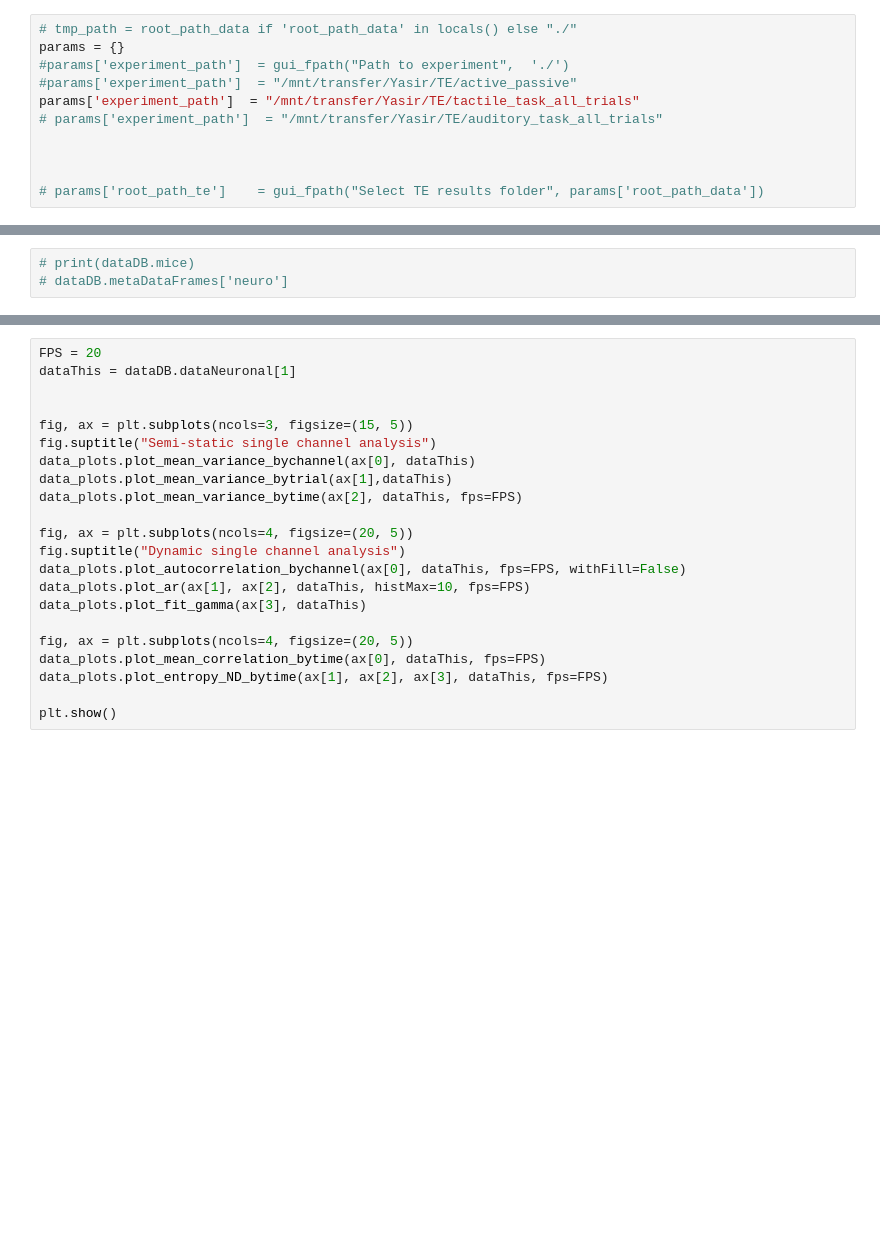
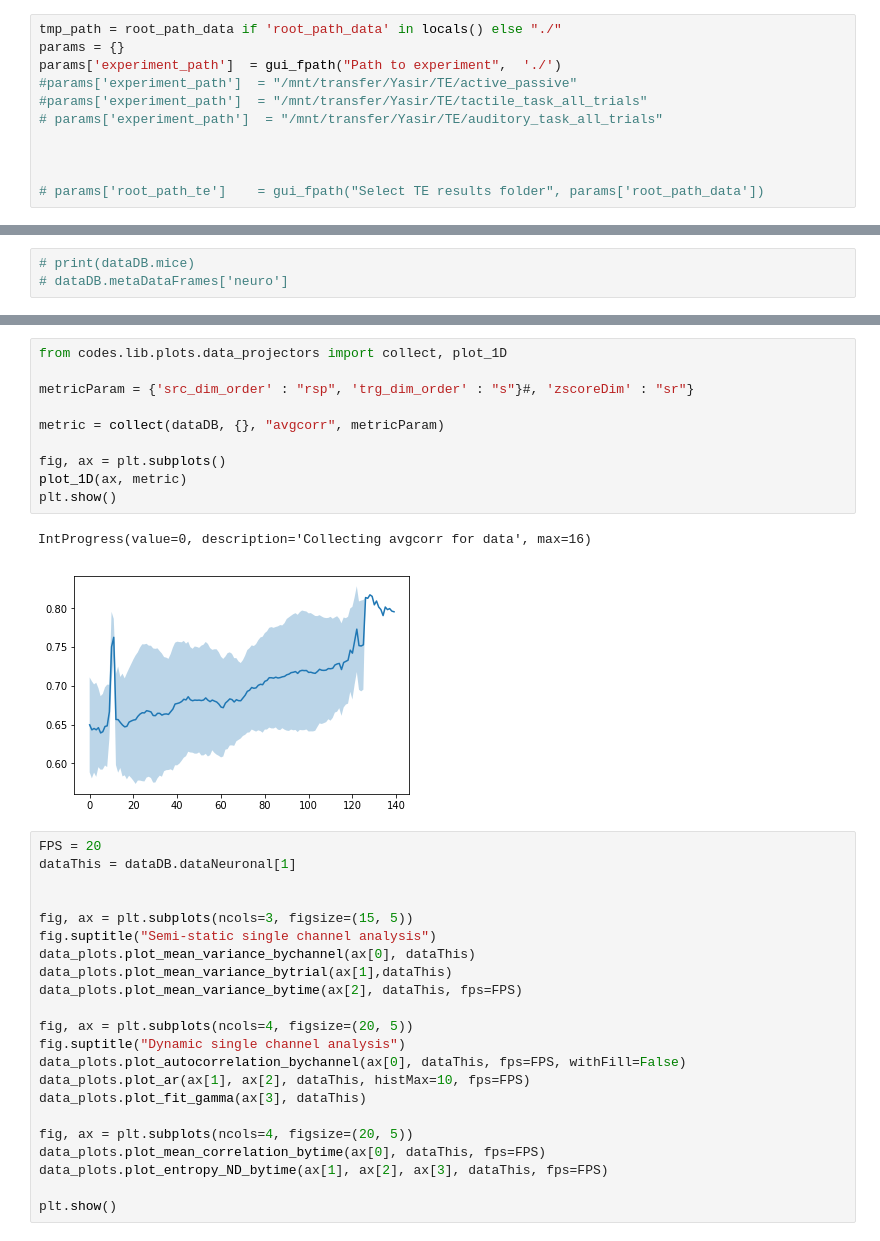
Before and after one commit to aleksejs-fomins/mesoscopic-functional-connectivity, a Jupyter notebook: codes/analysis_real/yasir_result/analysis-neural.ipynb, the cells around one changed output, grey strips where cells are left out. Drawn from its saved outputs; the diff is of its cells as text; blank space fills up the shorter version.

```diff
--- a/codes/analysis_real/yasir_result/analysis-neural.ipynb
+++ b/codes/analysis_real/yasir_result/analysis-neural.ipynb
@@ -34,9 +35,9 @@ Appended root directory /media/aleksejs/DataHDD/work/codes/comp-neuro/analysis-m
 # %%
-# tmp_path = root_path_data if 'root_path_data' in locals() else "./"
+tmp_path = root_path_data if 'root_path_data' in locals() else "./"
 params = {}
-#params['experiment_path']  = gui_fpath("Path to experiment",  './')
+params['experiment_path']  = gui_fpath("Path to experiment",  './')
 #params['experiment_path']  = "/mnt/transfer/Yasir/TE/active_passive"
-params['experiment_path']  = "/mnt/transfer/Yasir/TE/tactile_task_all_trials"
+#params['experiment_path']  = "/mnt/transfer/Yasir/TE/tactile_task_all_trials"
 # params['experiment_path']  = "/mnt/transfer/Yasir/TE/auditory_task_all_trials"
 
 
@@ -74,3 +95,16 @@ for i in range(6):
+# %%
+from codes.lib.plots.data_projectors import collect, plot_1D
+
+metricParam = {'src_dim_order' : "rsp", 'trg_dim_order' : "s"}#, 'zscoreDim' : "sr"}
+
+metric = collect(dataDB, {}, "avgcorr", metricParam)
+
+fig, ax = plt.subplots()
+plot_1D(ax, metric)
+plt.show()
+# %% [output]
+IntProgress(value=0, description='Collecting avgcorr for data', max=16)
+[figure, added]
 # %%
 FPS = 20
 dataThis = dataDB.dataNeuronal[1]
```
Also changed, not shown: parts of 4 cells of this notebook, 17 other files.
